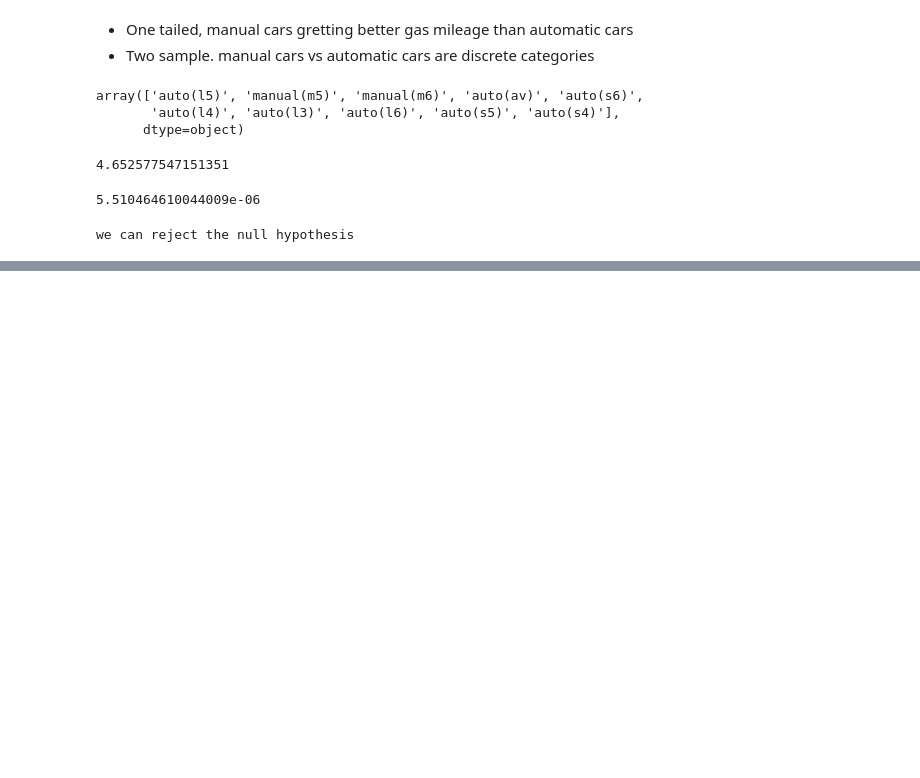
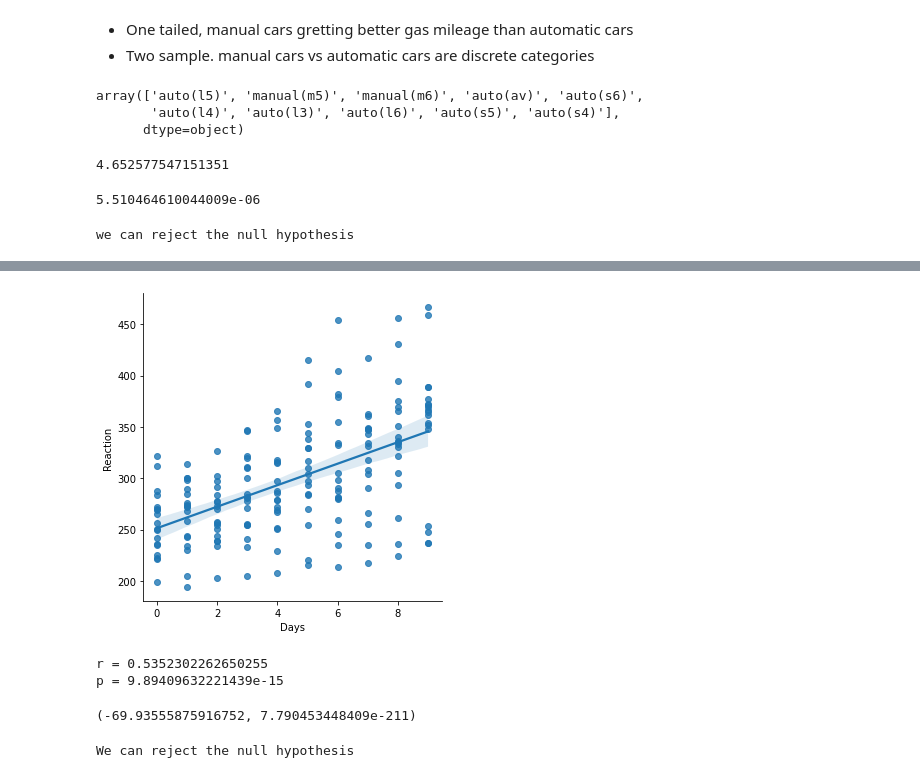
Before and after one commit to Larry-Holmes/statistics-exercises, a Jupyter notebook: hypothesis_testing.ipynb, the cells around one changed output, grey strips where cells are left out. Cells and saved outputs as stored; diff of their text form; code cells hidden in the pictures; blank space fills up the shorter version.

```diff
--- a/hypothesis_testing.ipynb
+++ b/hypothesis_testing.ipynb
@@ -574,0 +578,21 @@ There is no relationship between samples
+# %%
+r, p = stats.pearsonr(sleepy.Days, sleepy.Reaction)
+
+sns.lmplot(data = sleepy,x='Days', y='Reaction')
+plt.show()
+print('r =', r)
+print('p =', p)
+# %% [output]
+[figure, added]
+r = 0.5352302262650255
+p = 9.89409632221439e-15
+# %%
+t, p = stats.ttest_ind(sleepy.Days, sleepy.Reaction)
+t, p
+# %% [output]
+(-69.93555875916752, 7.790453448409e-211)
+# %%
+if p < 0.05:
+    print("We can reject the null hypothesis")
+# %% [output]
+We can reject the null hypothesis
```
Also changed, not shown: parts of 68 cells of this notebook.
